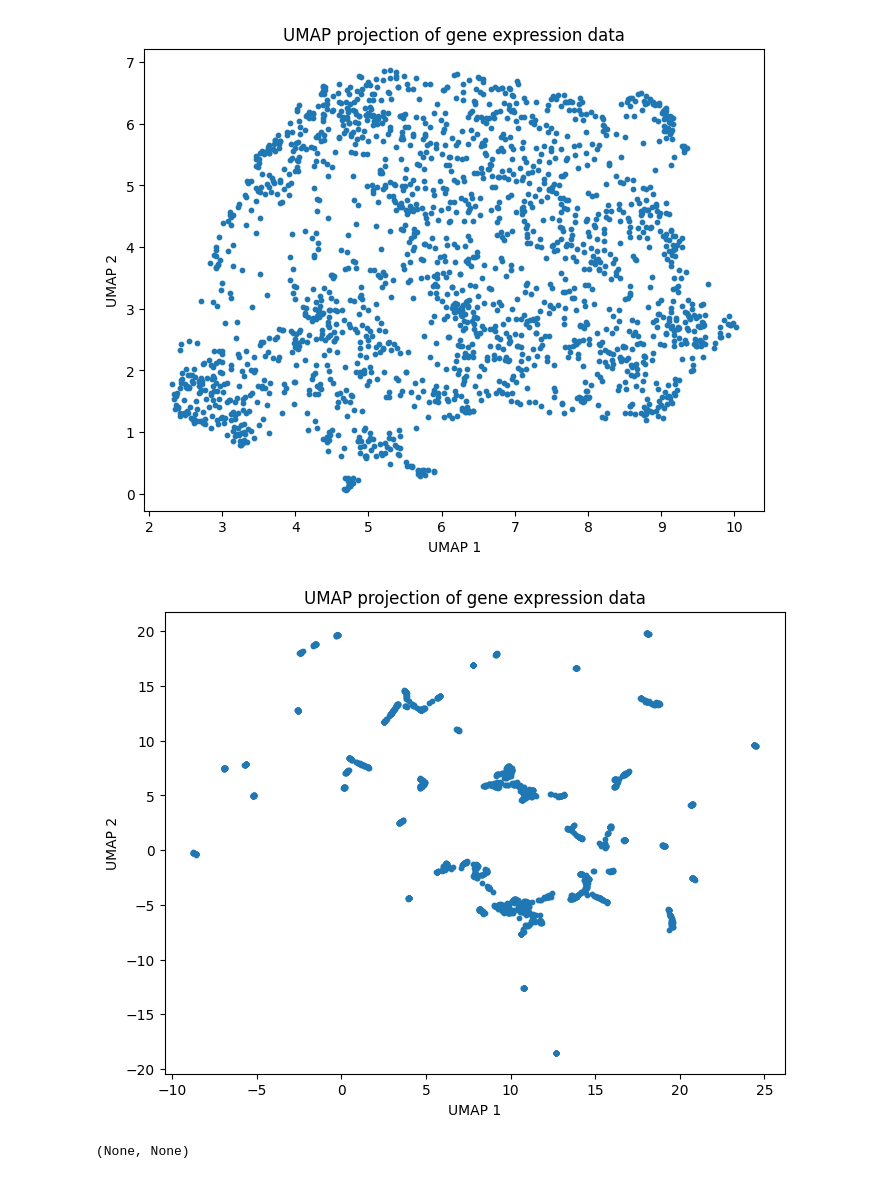
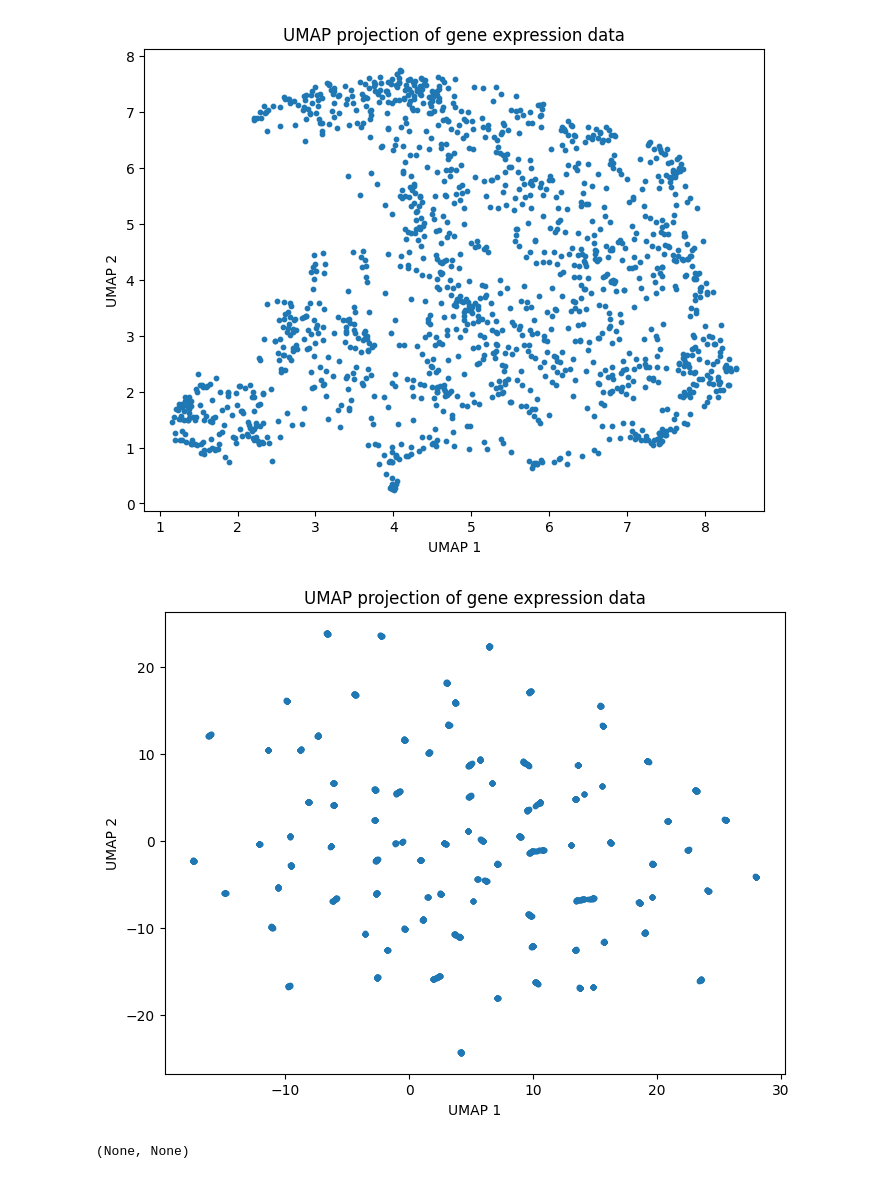
Before and after one commit to willyzzz/Barlow_twins_genes, a Jupyter notebook: data_analysis.ipynb, the cells around one changed output. Saved outputs shown, nothing was run; the diff lists cells and outputs as text; code cells hidden in the pictures.

```diff
--- a/data_analysis.ipynb
+++ b/data_analysis.ipynb
@@ -8,10 +8,8 @@ from sklearn.preprocessing import StandardScaler
 import umap
 import matplotlib.pyplot as plt
 from sklearn.manifold import TSNE
+import torch
 
-exp_path = '../brca_metabric/data_mrna_illumina_microarray_zscores_ref_diploid_samples.txt'
-exp = pd.read_csv(exp_path, sep='\t', index_col=0)
-exp = exp.drop(exp.columns[0], axis=1).T
-exp = exp.apply(lambda row: row.fillna(row.mean()), axis=1)
-# exp.index = [i[:-3] for i in exp.index]
+bulk = torch.load('./result/Metabric_20240923_161535/bulk_tensor.pt', map_location=torch.device('cpu'))
+bulk = pd.DataFrame(bulk.numpy())
 # %%
@@ -89,7 +87,7 @@ def hierarchical_clustering(df, metric, method):
 # %%
 import torch
 
-embedding = torch.load('./embedding/embedding_20240920_121932.pt', map_location=torch.device('cpu'))
+embedding = torch.load('./result/Metabric_20240923_161535/embedding.pt', map_location=torch.device('cpu'))
 embedding = pd.DataFrame(embedding.numpy())
 # %%
 embedding
@@ -109,10 +107,10 @@ embedding
 1466 rows × 64 columns
 # %%
 # original data exp and embedding after barlow_twins
-umap_show(exp), umap_show(embedding)
+umap_show(bulk), umap_show(embedding)
 # %% [output]
-[figure, old version]
+[figure, new version]
-[figure, old version]
+[figure, new version]
 (None, None)
 # %%
 # original data exp and embedding after barlow_twins
```
Also changed, not shown: parts of 7 cells of this notebook, 21 other files.
